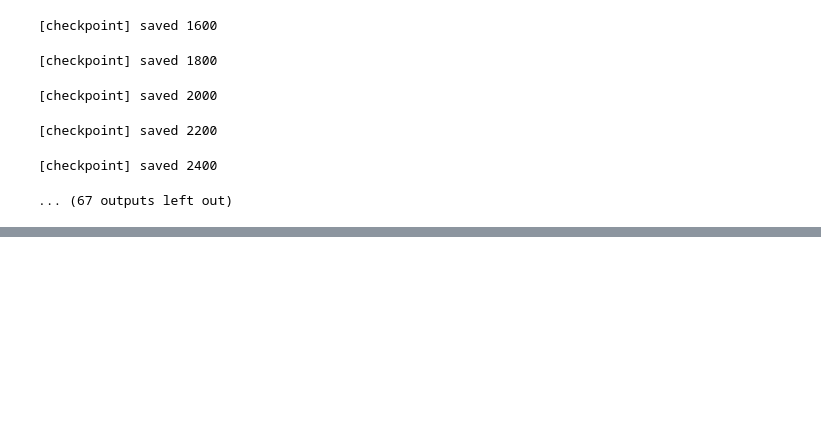
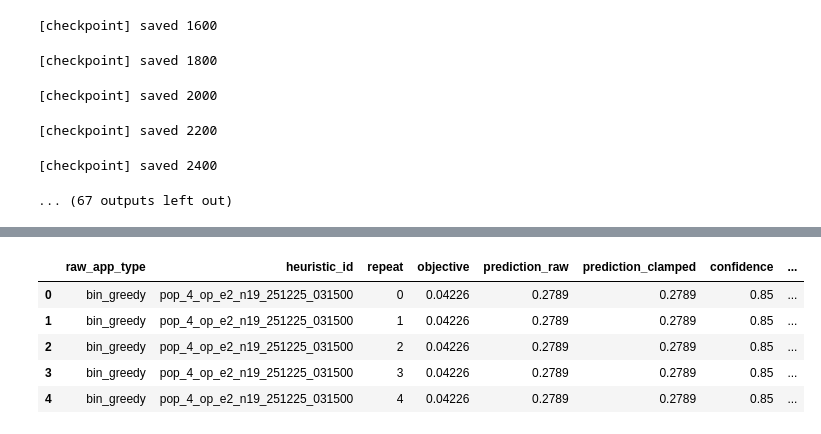
Before and after one commit to rahim931/ppp-performance-prediction, a Jupyter notebook: notebooks/Emirhan/PPP_Ollama.ipynb, the cells around one changed output, grey strips where cells are left out. Saved outputs shown, nothing was run; the diff lists cells and outputs as text; code cells hidden in the pictures; blank space fills up the shorter version.

```diff
--- a/notebooks/Emirhan/PPP_Ollama.ipynb
+++ b/notebooks/Emirhan/PPP_Ollama.ipynb
@@ -317,0 +451,91 @@ ppp_df.head()
+# %%
+# %% [code]
+from pathlib import Path
+import time
+import numpy as np
+import pandas as pd
+from tqdm import tqdm
+
+# --- OUTPUT (du hattest OUT_DIR oben schon; wir nutzen deinen Repeats-OUT_DIR hier) ---
+OUT_DIR = REPO_ROOT / "data" / "outputs" / "ppp_repeats_ollama_qwen2.5_k5"
+OUT_DIR.mkdir(parents=True, exist_ok=True)
+
+RUN_TAG_REP = time.strftime("%Y%m%d_%H%M%S")
+PPP_REP_PKL = OUT_DIR / f"ppp_repeats__ollama__{MODEL}__{RUN_TAG_REP}.pkl"
+PPP_REP_CSV = OUT_DIR / f"ppp_repeats__ollama__{MODEL}__{RUN_TAG_REP}.csv"
+
+# --- REPEAT CONFIG ---
+N_REPEATS  = 10      # 10–20 empfohlen
+K_REFS     = 5       # muss zu deinem Template passen
+TEMP       = 0.2
+MAX_TOKENS = 512
+
+# Falls du sel_df nicht "display()"t hast: check
+if "sel_df" not in globals():
+    raise NameError("sel_df ist nicht definiert. Bitte erst die Auswahl-Zelle (sel_df) ausführen.")
+
+# Ziel-Code lookup
+df_idx = df.set_index("heuristic_id", drop=False)
+
+results = []
+t0 = time.time()
+
+for _, s in tqdm(sel_df.iterrows(), total=len(sel_df), desc="PPP repeats"):
+    app = str(s["raw_app_type"])
+    hid = str(s["heuristic_id"])
+    task_min = float(s["task_min"])
+    task_max = float(s["task_max"])
+
+    # target code holen
+    if hid not in df_idx.index:
+        continue
+    target_code = str(df_idx.loc[hid, "code"])
+
+    # refs (stratifiziert)
+    df_task = df[df["raw_app_type"].astype(str) == app].copy()
+    refs = select_refs_stratified(df_task, hid, k=K_REFS)
+    if refs is None:
+        continue
+
+    prompt = render_ppp_prompt(
+        raw_app_type=app,
+        task_min=task_min,
+        task_max=task_max,
+        references_block=build_refs_block(refs),
+        target_code=target_code,
+    )
+
+    # repeats
+    for r in range(N_REPEATS):
+        resp = client.generate(prompt, temperature=TEMP, max_tokens=MAX_TOKENS, meta={"stage":"ppp_repeat","heuristic_id":hid,"repeat":r})
+        pred, conf, ok, err, _ = parse_ppp_response(resp.text)
+
+        pred_clamped = None
+        if pred is not None:
+            pred_clamped = max(task_min, min(task_max, float(pred)))
+
+        results.append({
+            "raw_app_type": app,
+            "heuristic_id": hid,
+            "repeat": r,
+            "objective": float(df_idx.loc[hid, "objective"]),
+            "prediction_raw": pred,
+            "prediction_clamped": pred_clamped,
+            "confidence": conf,
+            "parse_ok": bool(ok),
+            "parse_error": err,
+        })
+
+rep_df = pd.DataFrame(results)
+rep_df.to_pickle(PPP_REP_PKL)
+rep_df.to_csv(PPP_REP_CSV, index=False)
+
+elapsed = time.time() - t0
+print("DONE repeats. rows:", len(rep_df), "elapsed(s):", round(elapsed, 1))
+print("Saved PKL:", PPP_REP_PKL)
+print("Saved CSV:", PPP_REP_CSV)
+
+# <-- Das brauchst du für die Plot-Zellen
+OUT_CSV = str(PPP_REP_CSV)
+rep_df.head()
+# %% [output]
@@ -317,0 +545,6 @@ ppp_df.head()
+|  | raw_app_type | heuristic_id | repeat | objective | prediction_raw | prediction_clamped | confidence | ... |
+| 0 | bin_greedy | pop_4_op_e2_n19_251225_031500 | 0 | 0.04226 | 0.2789 | 0.2789 | 0.85 | ... |
+| 1 | bin_greedy | pop_4_op_e2_n19_251225_031500 | 1 | 0.04226 | 0.2789 | 0.2789 | 0.85 | ... |
+| 2 | bin_greedy | pop_4_op_e2_n19_251225_031500 | 2 | 0.04226 | 0.2789 | 0.2789 | 0.85 | ... |
+| 3 | bin_greedy | pop_4_op_e2_n19_251225_031500 | 3 | 0.04226 | 0.2789 | 0.2789 | 0.85 | ... |
+| 4 | bin_greedy | pop_4_op_e2_n19_251225_031500 | 4 | 0.04226 | 0.2789 | 0.2789 | 0.85 | ... |
```
Also changed, not shown: parts of 10 cells of this notebook, 17 other files.
